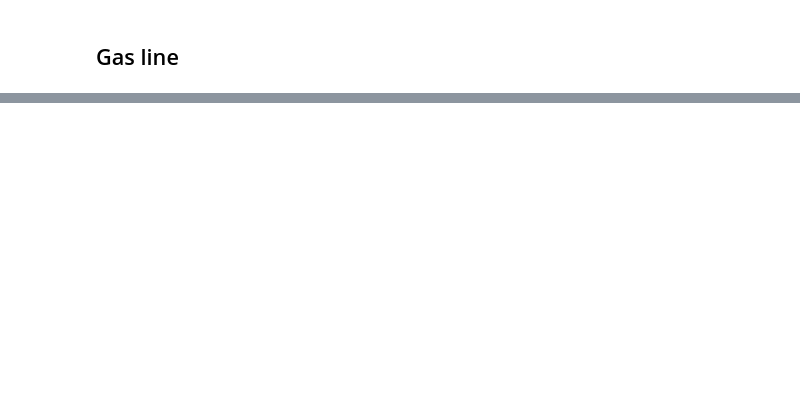
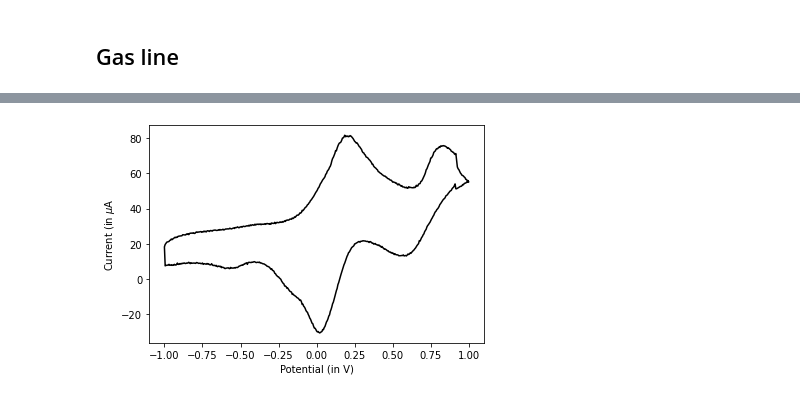
Before and after one commit to parthojit/ec-sens, a Jupyter notebook: notebook/1-rms.ipynb, the cells around one changed output, grey strips where cells are left out. Cells and saved outputs as stored; diff of their text form; code cells hidden in the pictures; blank space fills up the shorter version.

```diff
--- a/notebook/1-rms.ipynb
+++ b/notebook/1-rms.ipynb
@@ -108,0 +41,10 @@ NameError: name 'm' is not defined
+# %%
+import pandas as pd
+filename = "./src/pani/s3_rc50_cyc20.csv"
+df = pd.read_csv(filename)
+plt.plot(df['v'],df['i'],color="black")
+plt.xlabel("Potential (in V)")
+plt.ylabel("Current (in $\mu$A")
+plt.savefig("./png/pani.png",dpi=300,bbox_inches="tight")
+# %% [output]
+[figure, added]
```
Also changed, not shown: parts of 13 cells of this notebook, 2 other files.
